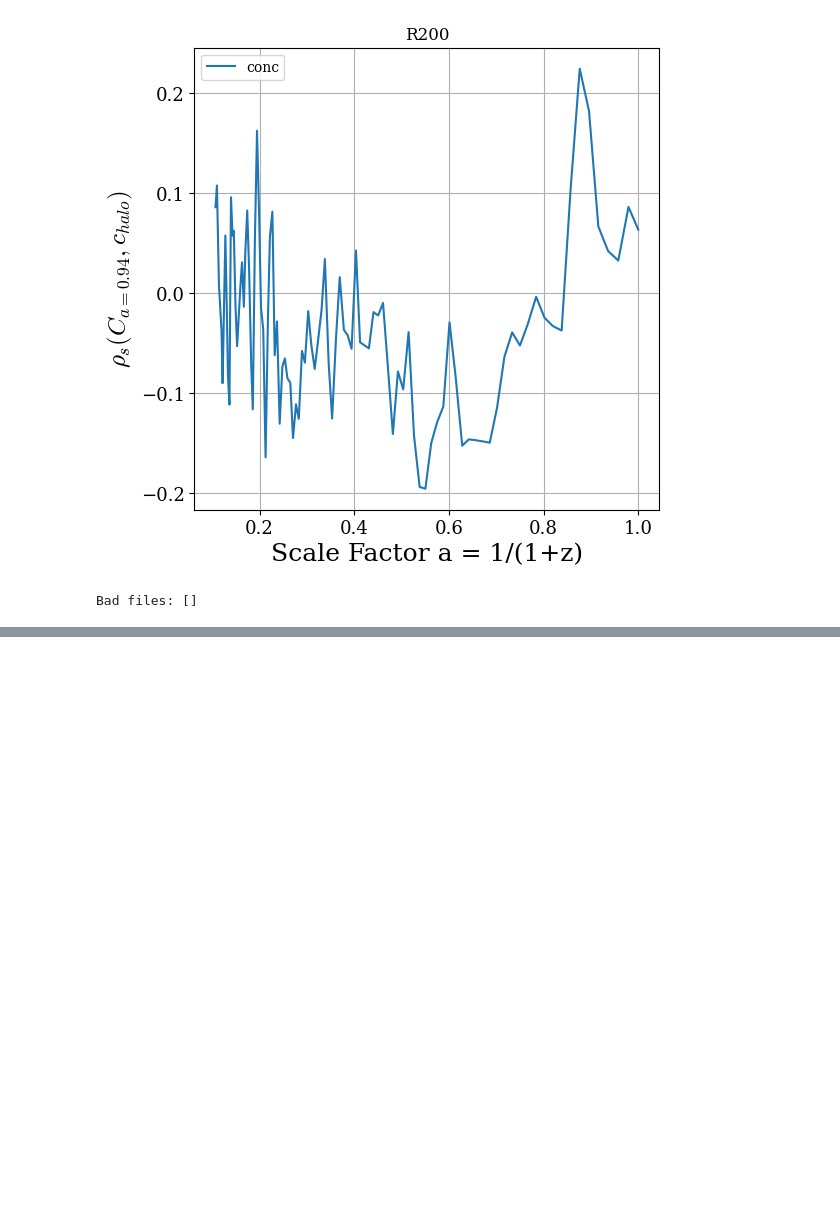
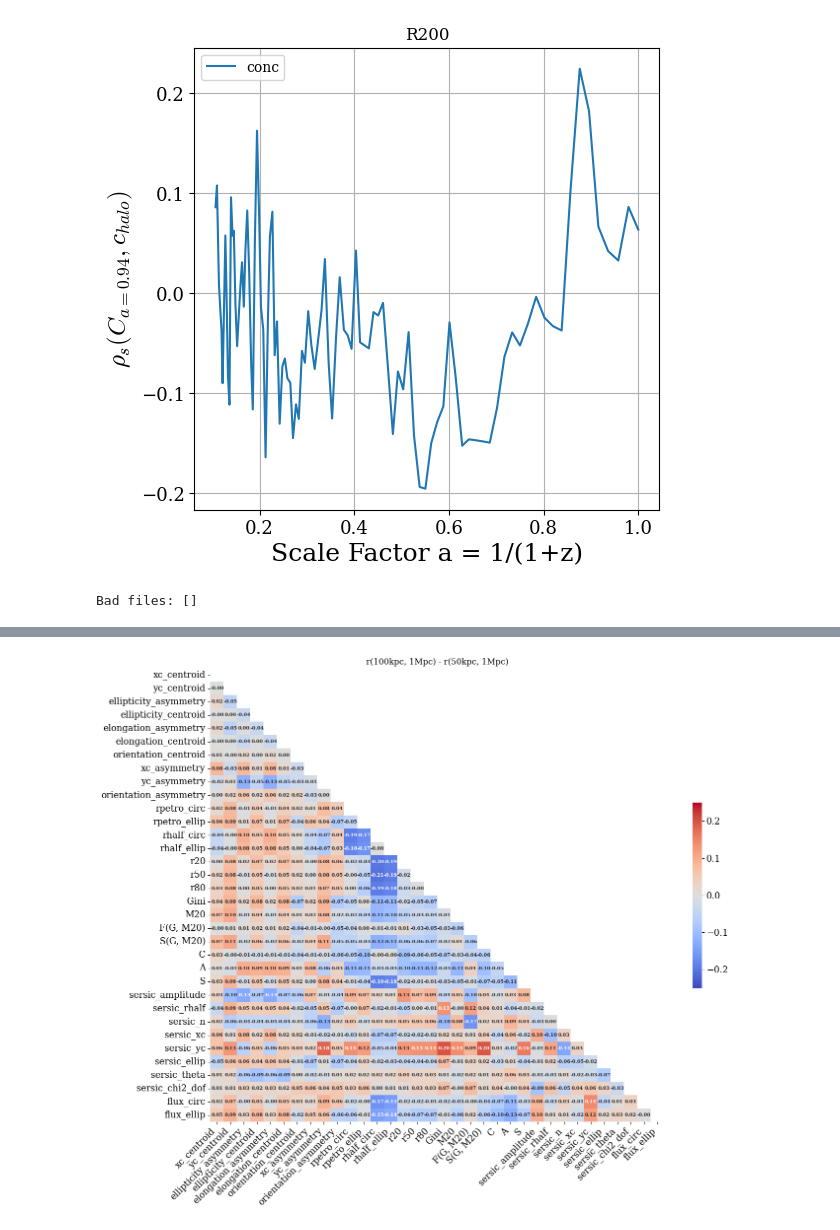
Before and after one commit to Kabelo-T/cluster_morph, a Jupyter notebook: cluster_morphs.ipynb, the cells around one changed output, grey strips where cells are left out. Saved outputs shown, nothing was run; the diff lists cells and outputs as text; code cells hidden in the pictures; blank space fills up the shorter version.

```diff
--- a/cluster_morphs.ipynb
+++ b/cluster_morphs.ipynb
@@ -224,0 +251,6 @@ Bad files: []
+# %%
+diff = (corrs100_1 - corrs50_1)
+plots.plot_corr_matrix(diff, title='r(100kpc, 1Mpc) - r(50kpc, 1Mpc)', annot=True,
+                       vmin=-0.25, vmax=0.25)
+# %% [output]
+[figure, added]
```
Also changed, not shown: parts of 13 cells of this notebook, 3 other files.
